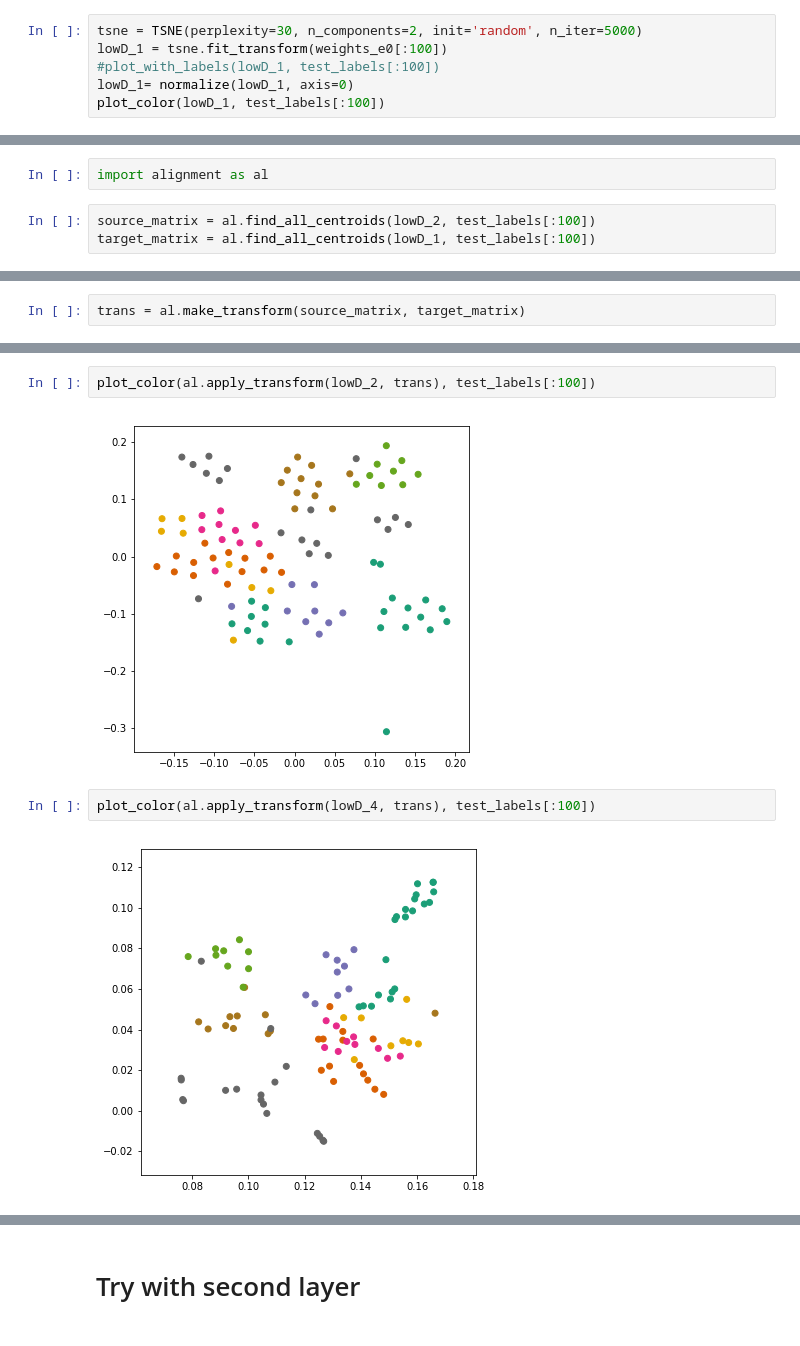
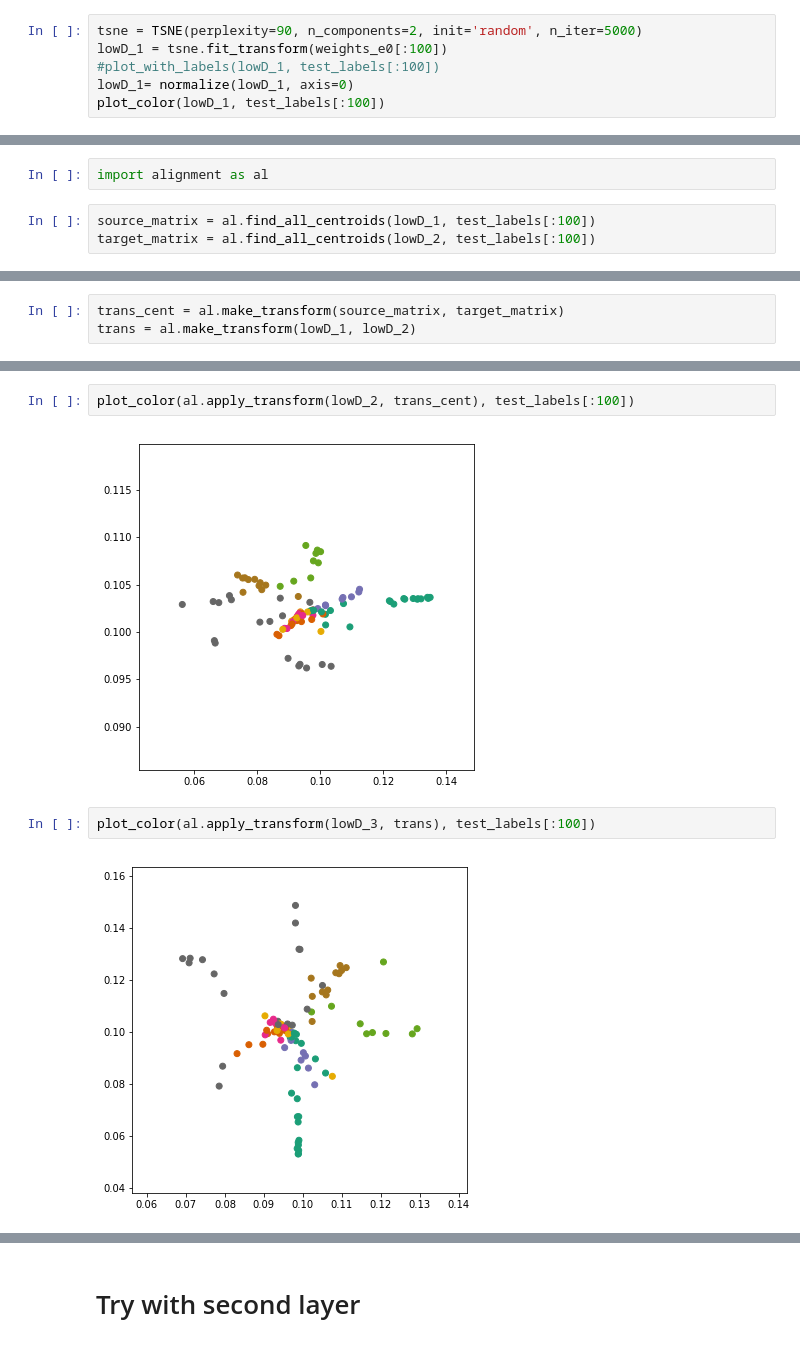
Before and after one commit to CornellDataScience/insights-vizNNs, a Jupyter notebook: MNIST_clothes/TNSE_fashion.ipynb, the cells around one changed output, grey strips where cells are left out. Cells and saved outputs as stored; diff of their text form.

```diff
--- a/MNIST_clothes/TNSE_fashion.ipynb
+++ b/MNIST_clothes/TNSE_fashion.ipynb
@@ -50,5 +49,5 @@ weights_e4 = np.load("layer1_epoch_4.npy")
 # %%
-tsne = TSNE(perplexity=30, n_components=2, init='random', n_iter=5000)
+tsne = TSNE(perplexity=90, n_components=2, init='random', n_iter=5000)
 lowD_1 = tsne.fit_transform(weights_e0[:100])
 #plot_with_labels(lowD_1, test_labels[:100])
 lowD_1= normalize(lowD_1, axis=0)
@@ -89,5 +81,5 @@ plot_color(lowD_5, test_labels[:100])
 # %%
 import alignment as al
 # %%
-source_matrix = al.find_all_centroids(lowD_2, test_labels[:100])
-target_matrix = al.find_all_centroids(lowD_1, test_labels[:100])
+source_matrix = al.find_all_centroids(lowD_1, test_labels[:100])
+target_matrix = al.find_all_centroids(lowD_2, test_labels[:100])
@@ -94,5 +90,6 @@ target_matrix = al.find_all_centroids(lowD_1, test_labels[:100])
 # %%
-trans = al.make_transform(source_matrix, target_matrix)
+trans_cent = al.make_transform(source_matrix, target_matrix)
+trans = al.make_transform(lowD_1, lowD_2)
 # %%
 plot_color(lowD_1, test_labels[:100])
 # %% [output]
@@ -100,8 +97,8 @@ plot_color(lowD_1, test_labels[:100])
 # %%
-plot_color(al.apply_transform(lowD_2, trans), test_labels[:100])
+plot_color(al.apply_transform(lowD_2, trans_cent), test_labels[:100])
 # %% [output]
-[figure, old version]
+[figure, new version]
 # %%
-plot_color(al.apply_transform(lowD_4, trans), test_labels[:100])
+plot_color(al.apply_transform(lowD_3, trans), test_labels[:100])
 # %% [output]
-[figure, old version]
+[figure, new version]
```
Also changed, not shown: parts of 9 cells of this notebook, 38 other files.
